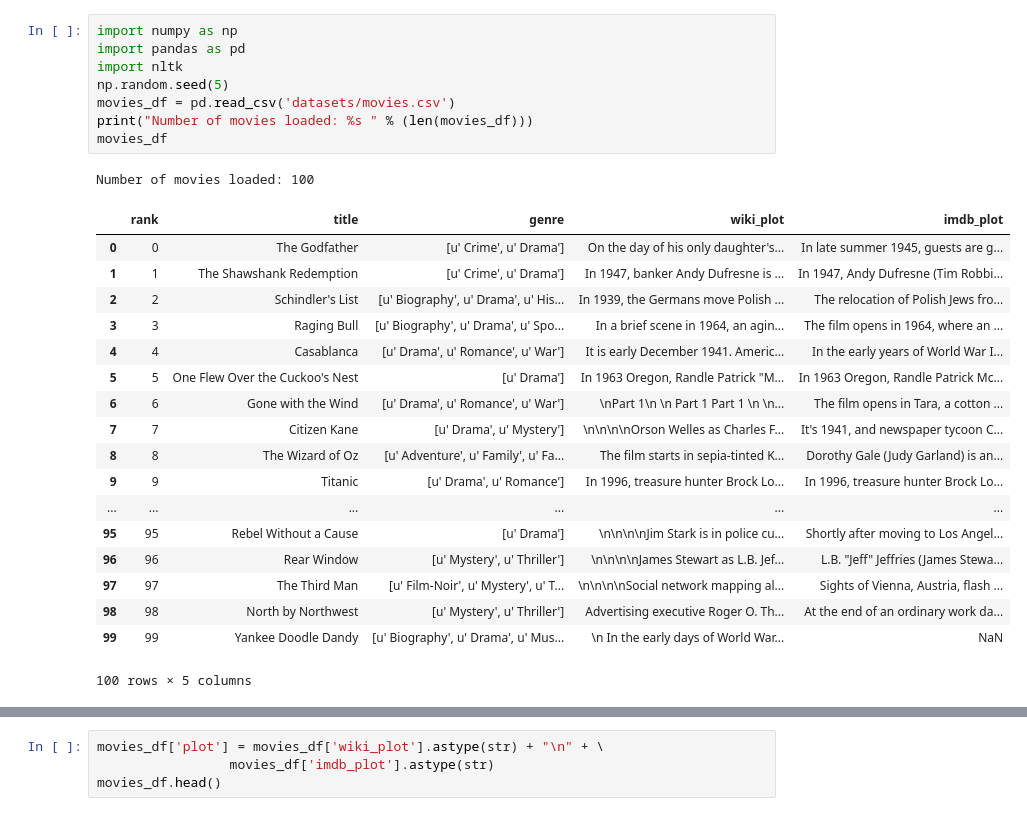
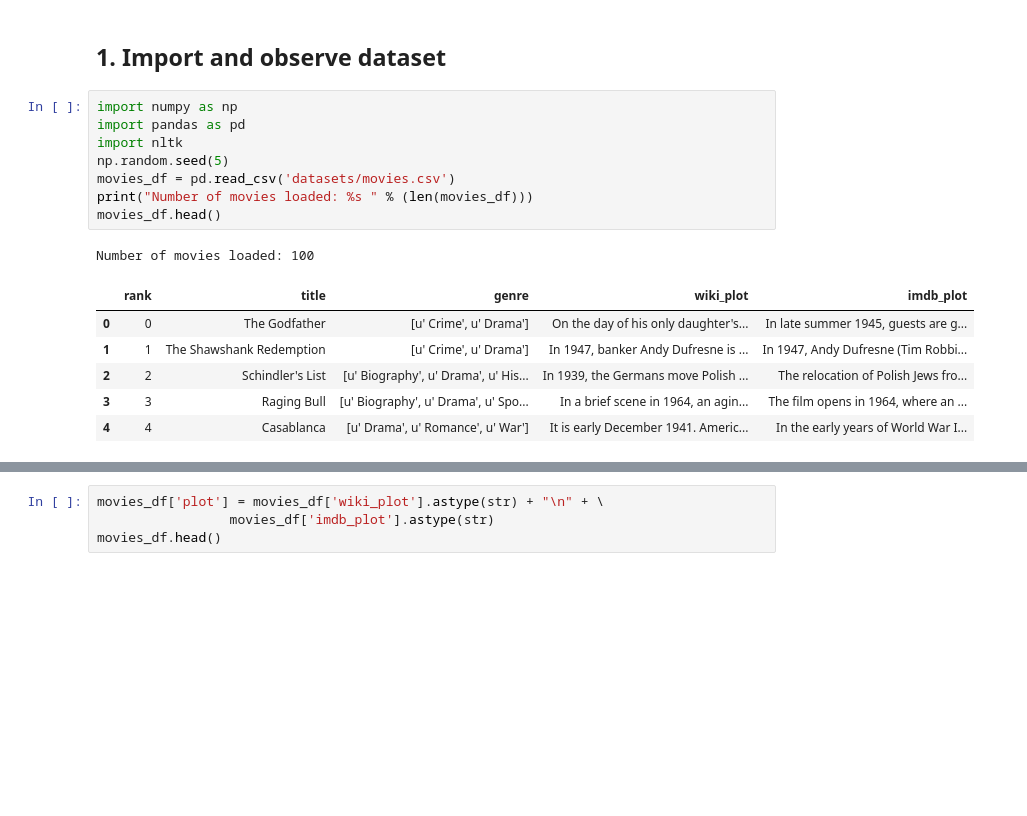
Before and after one commit to zcybrgd/Find-Movie-Similarity-from-Plot-Summaries, a Jupyter notebook: notebook.ipynb, the cells around one changed output, grey strips where cells are left out. Saved outputs shown, nothing was run; the diff lists cells and outputs as text; blank space fills up the shorter version.

```diff
--- a/notebook.ipynb
+++ b/notebook.ipynb
@@ -9,28 +1,18 @@
+# %% [markdown]
+## 1. Import and observe dataset
 # %%
 import numpy as np
 import pandas as pd
 import nltk
 np.random.seed(5)
 movies_df = pd.read_csv('datasets/movies.csv')
 print("Number of movies loaded: %s " % (len(movies_df)))
-movies_df
+movies_df.head()
 # %% [output]
 Number of movies loaded: 100
 |  | rank | title | genre | wiki_plot | imdb_plot |
 | 0 | 0 | The Godfather | [u' Crime', u' Drama'] | On the day of his only daughter's... | In late summer 1945, guests are g... |
 | 1 | 1 | The Shawshank Redemption | [u' Crime', u' Drama'] | In 1947, banker Andy Dufresne is ... | In 1947, Andy Dufresne (Tim Robbi... |
 | 2 | 2 | Schindler's List | [u' Biography', u' Drama', u' His... | In 1939, the Germans move Polish ... | The relocation of Polish Jews fro... |
 | 3 | 3 | Raging Bull | [u' Biography', u' Drama', u' Spo... | In a brief scene in 1964, an agin... | The film opens in 1964, where an ... |
 | 4 | 4 | Casablanca | [u' Drama', u' Romance', u' War'] | It is early December 1941. Americ... | In the early years of World War I... |
-| 5 | 5 | One Flew Over the Cuckoo's Nest | [u' Drama'] | In 1963 Oregon, Randle Patrick "M... | In 1963 Oregon, Randle Patrick Mc... |
-| 6 | 6 | Gone with the Wind | [u' Drama', u' Romance', u' War'] | \nPart 1\n \n Part 1 Part 1 \n \n... | The film opens in Tara, a cotton ... |
-| 7 | 7 | Citizen Kane | [u' Drama', u' Mystery'] | \n\n\n\nOrson Welles as Charles F... | It's 1941, and newspaper tycoon C... |
-| 8 | 8 | The Wizard of Oz | [u' Adventure', u' Family', u' Fa... | The film starts in sepia-tinted K... | Dorothy Gale (Judy Garland) is an... |
-| 9 | 9 | Titanic | [u' Drama', u' Romance'] | In 1996, treasure hunter Brock Lo... | In 1996, treasure hunter Brock Lo... |
-| ... | ... | ... | ... | ... | ... |
-| 95 | 95 | Rebel Without a Cause | [u' Drama'] | \n\n\n\nJim Stark is in police cu... | Shortly after moving to Los Angel... |
-| 96 | 96 | Rear Window | [u' Mystery', u' Thriller'] | \n\n\n\nJames Stewart as L.B. Jef... | L.B. "Jeff" Jeffries (James Stewa... |
-| 97 | 97 | The Third Man | [u' Film-Noir', u' Mystery', u' T... | \n\n\n\nSocial network mapping al... | Sights of Vienna, Austria, flash ... |
-| 98 | 98 | North by Northwest | [u' Mystery', u' Thriller'] | Advertising executive Roger O. Th... | At the end of an ordinary work da... |
-| 99 | 99 | Yankee Doodle Dandy | [u' Biography', u' Drama', u' Mus... | \n In the early days of World War... | NaN |
-100 rows × 5 columns
```
Also changed, not shown: parts of 14 cells of this notebook, 2 other files.
